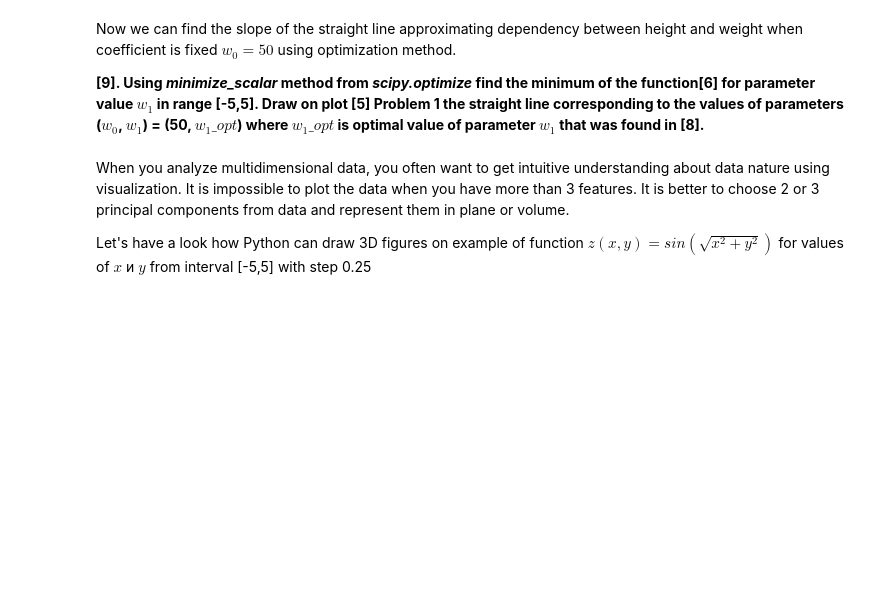
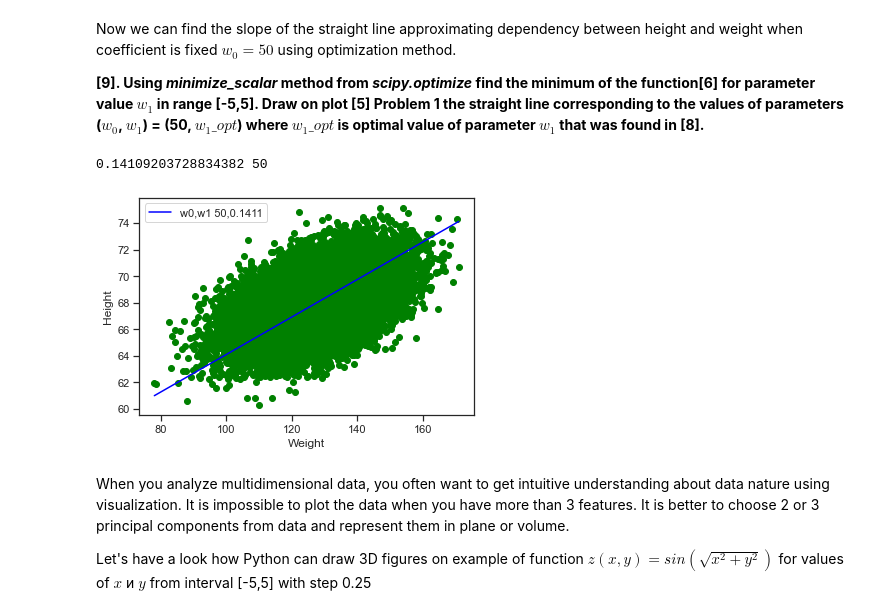
Before and after one commit to natashaa/mlcourse_dubai, a Jupyter notebook: jupyter_notebooks/Lecture_04_Linear_Regression/topic-4-LinearRegression_ASSIGNMENT.ipynb, the cells around one changed output. Drawn from its saved outputs; the diff is of its cells as text; code cells hidden in the pictures; blank space fills up the shorter version.

```diff
--- a/jupyter_notebooks/Lecture_04_Linear_Regression/topic-4-LinearRegression_ASSIGNMENT.ipynb
+++ b/jupyter_notebooks/Lecture_04_Linear_Regression/topic-4-LinearRegression_ASSIGNMENT.ipynb
@@ -143,3 +172,28 @@ Now we can find the slope of the straight line approximating dependency between
+# %%
+from scipy.optimize import minimize_scalar
+
+w0 = 50
+# w1 = range(-5,5)
+
+x = data['Weight']
+y = data['Height']
+
+res = minimize_scalar(lambda w1: mean_squared_error(x, y, w0, w1),bounds=(-5,5))
+
+w1_opt = res.x
+print(w1_opt, w0)
+# %% [output]
+0.14109203728834382 50
+# %%
+plt.scatter(data['Weight'], data['Height'], c='green')
+x = np.linspace(start=data['Weight'].min(), stop=data['Weight'].max())
+plt.plot(x, w1_opt*x + w0, color='blue', label='w0,w1 {},{:.4f}'.format(w0, w1_opt))
+plt.xlabel('Weight')
+plt.ylabel('Height')
+plt.legend()
+plt.show()
+# %% [output]
+[figure, added]
 # %% [markdown]
 When you analyze multidimensional data, you often want to get intuitive understanding about data nature using visualization. It is impossible to plot the data when you have more than 3 features. It is better to choose 2 or 3 principal components from data and represent them in plane or volume.
 
```
Also changed, not shown: parts of 15 cells of this notebook.
